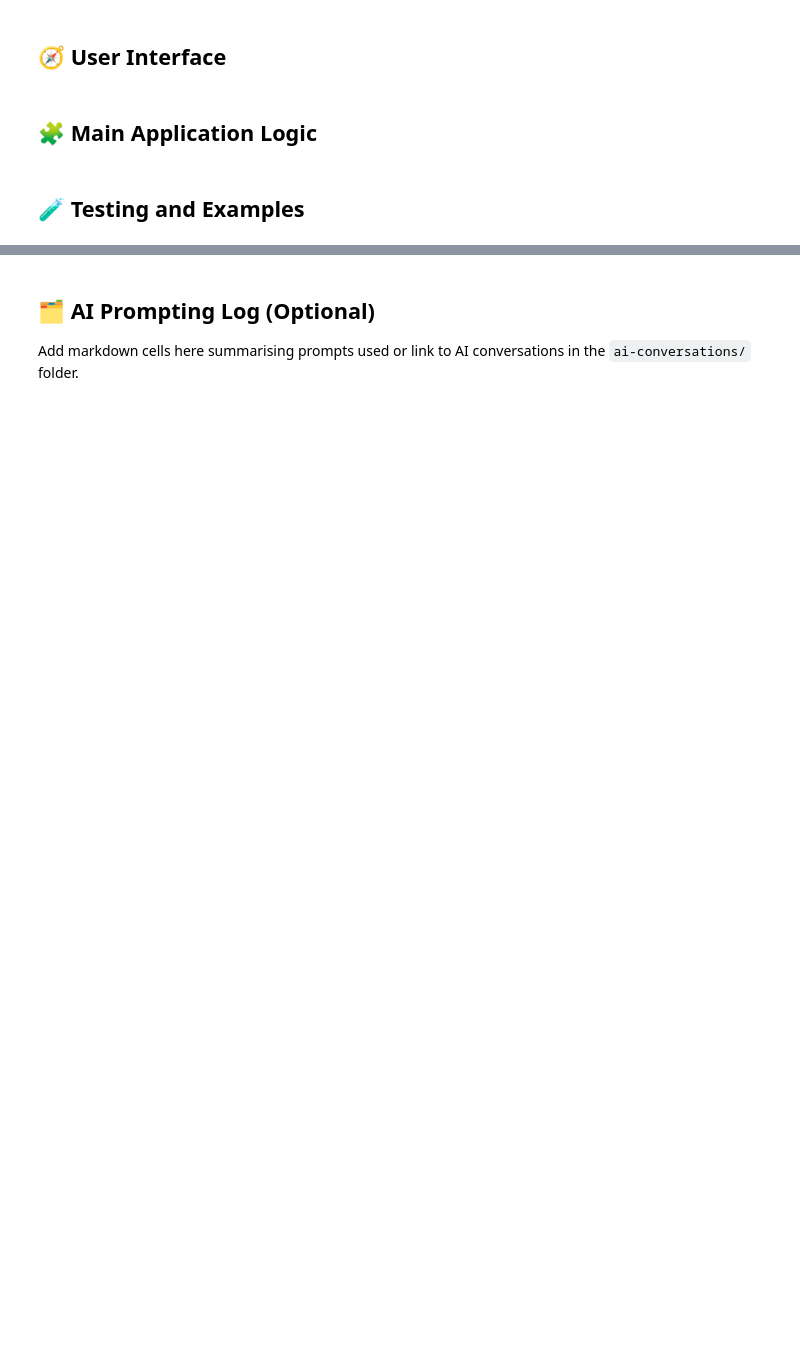
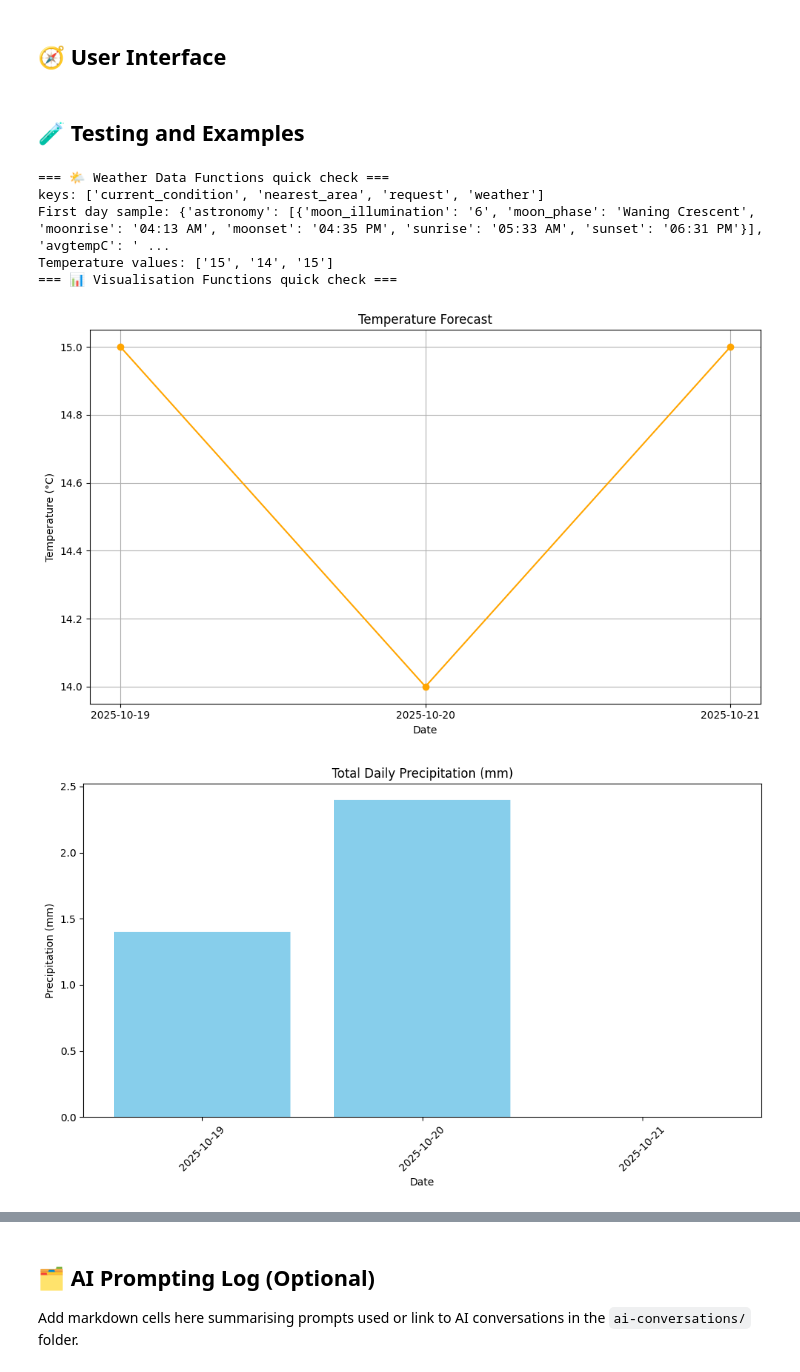
Before and after one commit to monanana2025/Weather-Wise-Mengchu-Yu, a Jupyter notebook: starter_notebook.ipynb, the cells around one changed output, grey strips where cells are left out. Cells and saved outputs as stored; diff of their text form; code cells hidden in the pictures; blank space fills up the shorter version.

```diff
--- a/starter_notebook.ipynb
+++ b/starter_notebook.ipynb
@@ -476,5 +678,3 @@ output = widgets.Output()
 
 #display
 display(date_picker, duration_days, city_dropdown, custom_city, run_button, output)
-# %% [markdown]
-## 🧩 Main Application Logic
@@ -519,47 +683,52 @@ def generate_weather_response(parsed_question: dict, weather_data: dict) -> str
 # %%
 # Include sample input/output for each function
 
 # Testing 🌤️ Weather Data Functions
-print("=== Quick check (data + charts) ===")
+print("=== 🌤️ Weather Data Functions quick check ===")
 _city, _days = "Perth, WA", 3
 _data = get_weather_data(_city, _days)
-print("Keys:", list(_data.keys()))
-print("First day sample:", ( _data.get("weather") or _data.get("forecast") or [{}] )[0])
-
+print("keys:", list(_data.keys()))
+print("First day sample:", (_data.get("weather") or _data.get("forecast") or [{}])[0])
 print("Temperature values:", [d.get("avgtempC") for d in (_data.get("weather") or [])])
 
+
 # Testing 📊 Visualisation Functions
+print("=== 📊 Visualisation Functions quick check ===")
 create_temperature_visualisation(_data)
 create_precipitation_visualisation(_data)
 print("Done.")
 
+
 # Testing 🤖 Natural Language Processing
-
-print("=== Testing parse_weather_question() ===")
+print("=== 🤖 Natural Language Processing quick check ===")
 test_questions = [
-    "Will it rain in Sydney in the next 3 days?",
-    "How hot will it be in Melbourne tomorrow?",
-    "Show me the weather in Perth for 5 days",
-    "Is it going to snow in Canberra?",
-    "What's the weather like in Brisbane next 2 days?"
+    "What's the temperature in Melbourne for the next 5 days?",
+    "Will it be sunny in Perth tomorrow?",
+    "How cold will it get in Brisbane this weekend?",
 ]
 
 for q in test_questions:
-    print(f"\nQuestion: {q}")
+    print("\n Question:", q)
     parsed = parse_weather_question(q)
-    print("Parsed result:", parsed)
+    print("Parsed:", parsed)
 
-print("\nDone testing parse_weather_question().")
 
-try:
-    print("\n=== Testing generate_weather_response() ===")
-    for q in test_questions:
-        parsed = parse_weather_question(q)
-        if parsed:
-
-            weather_data = get_weather_data(parsed["city"], parsed["forecast_days"])
-            response = generate_weather_response(parsed, weather_data)
-            print(f"\nQuestion: {q}")
-            print("Response:", response)
-except Exception as e:
-    print("Skipped generate_weather_response() test (function may not exist yet):", e)
+# Testing 🧩 Main Application Logic
+print("=== 🧩 Main Application Logic quick check ===")
+mock_data = {
+    "forecast": [
+        {"date": "2025-10-19", "temperature": 18, "conditions": "Sunny"},
+        {"date": "2025-10-20", "temperature": 15, "conditions": "Light rain"},
+        {"date": "2025-10-21", "temperature": 13, "conditions": "Cloudy"}
+    ]
+}
+parsed = {"city": "Perth, WA", "forecast_days": 3, "weather_type": "general"}
+print("\n Response:", generate_weather_response(parsed, mock_data))
+# %% [output]
+=== 🌤️ Weather Data Functions quick check ===
+keys: ['current_condition', 'nearest_area', 'request', 'weather']
+First day sample: {'astronomy': [{'moon_illumination': '6', 'moon_phase': 'Waning Crescent', 'moonrise': '04:13 AM', 'moonset': '04:35 PM', 'sunrise': '05:33 AM', 'sunset': '06:31 PM'}], 'avgtempC': ' ...
+Temperature values: ['15', '14', '15']
+=== 📊 Visualisation Functions quick check ===
+[figure, added]
+[figure, added]
```
Also changed, not shown: parts of 9 cells of this notebook.
